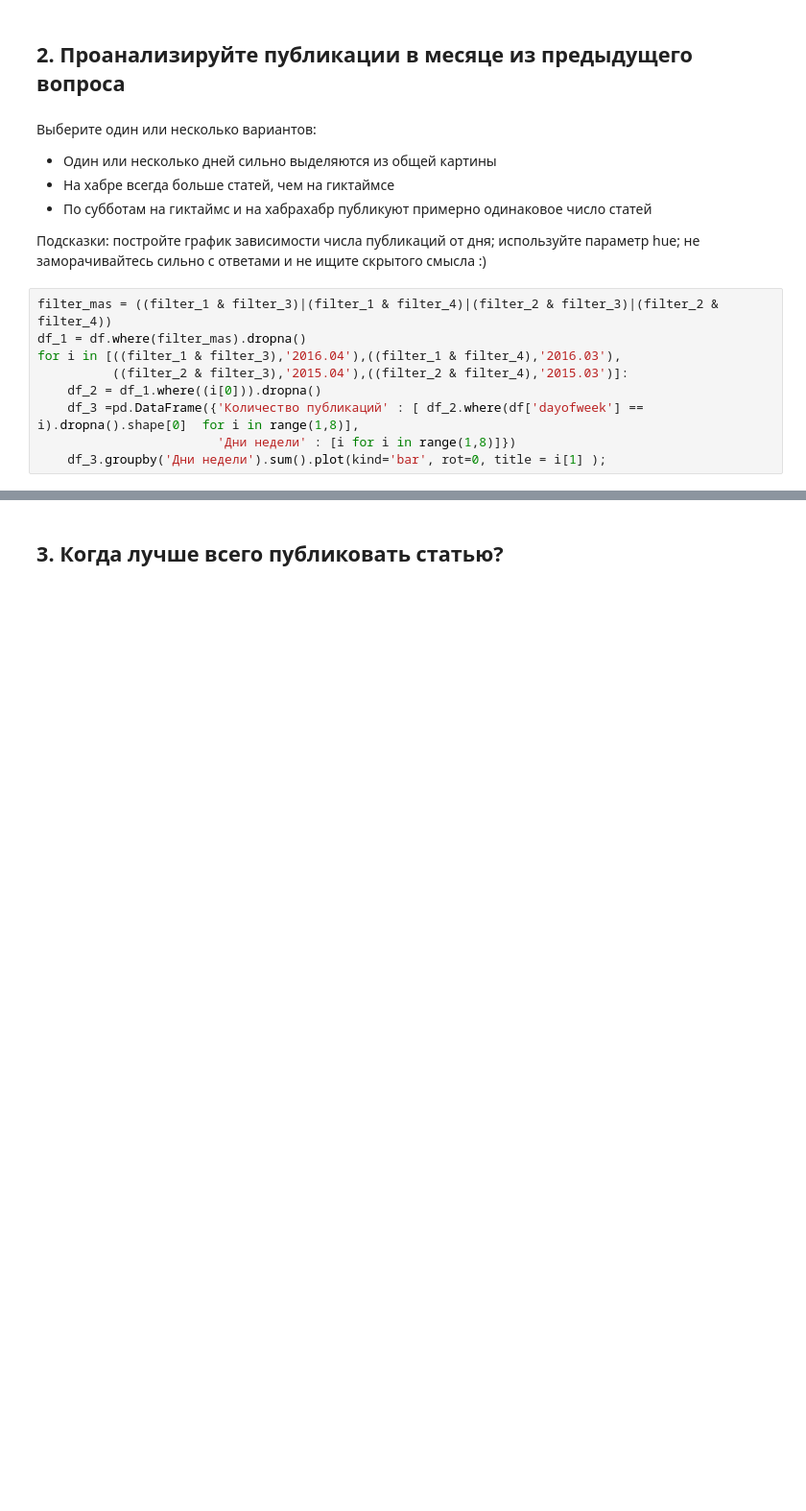
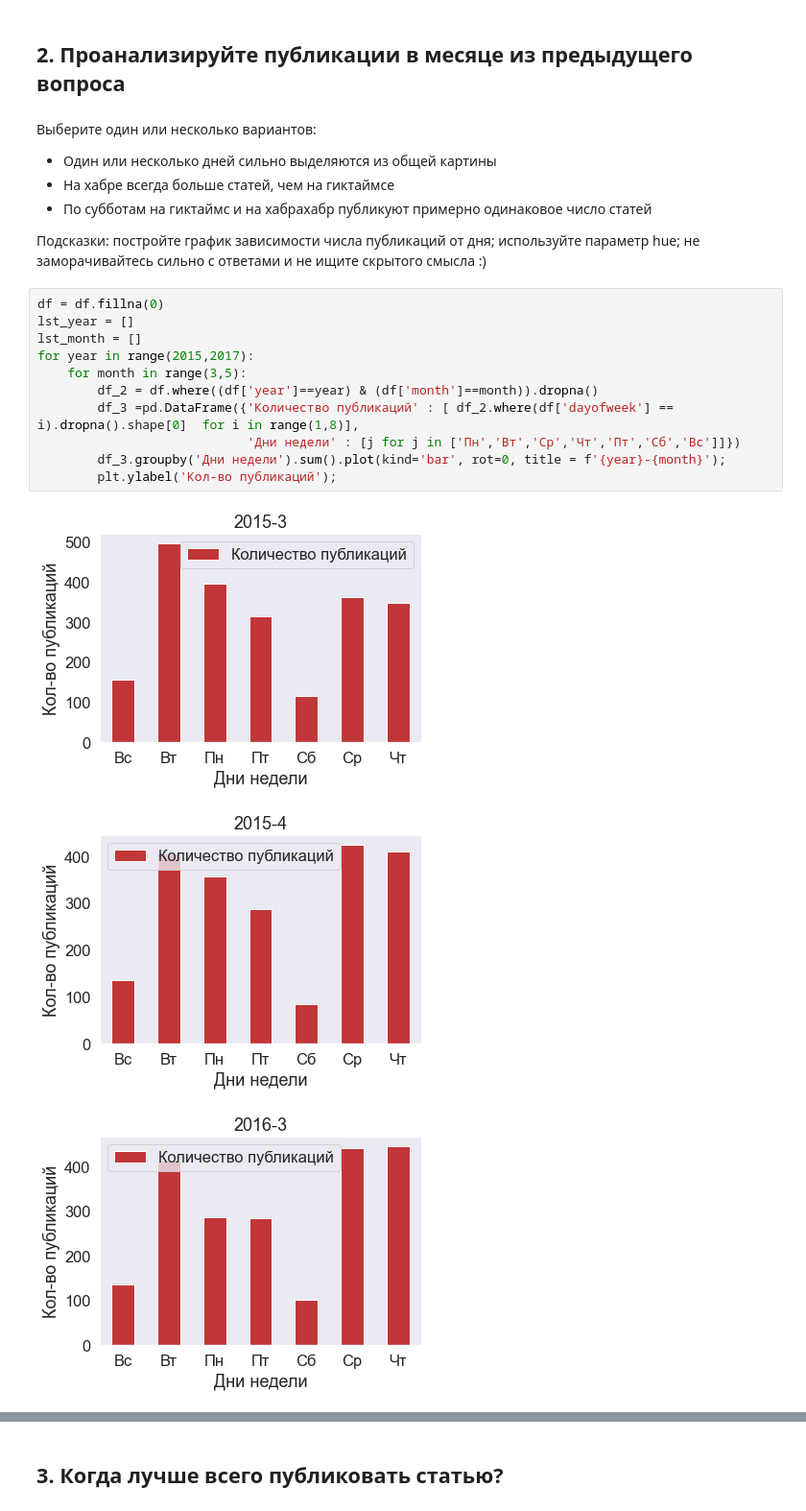
Before and after one commit to Kirik00714/nordic_data_science, a Jupyter notebook: Lesson13/Homework/HomeWork.ipynb, the cells around one changed output, grey strips where cells are left out. Shown: that part at 96% size. Saved outputs shown, nothing was run; the diff lists cells and outputs as text; blank space fills up the shorter version.

```diff
--- a/Lesson13/Homework/HomeWork.ipynb
+++ b/Lesson13/Homework/HomeWork.ipynb
@@ -76,11 +139,17 @@ df__.groupby('год').sum().plot(kind='bar', rot=45);
 
 Подсказки: постройте график зависимости числа публикаций от дня; используйте параметр hue; не заморачивайтесь сильно с ответами и не ищите скрытого смысла :)
 # %%
-filter_mas = ((filter_1 & filter_3)|(filter_1 & filter_4)|(filter_2 & filter_3)|(filter_2 & filter_4))
-df_1 = df.where(filter_mas).dropna()
-for i in [((filter_1 & filter_3),'2016.04'),((filter_1 & filter_4),'2016.03'),
-          ((filter_2 & filter_3),'2015.04'),((filter_2 & filter_4),'2015.03')]:
-    df_2 = df_1.where((i[0])).dropna()
-    df_3 =pd.DataFrame({'Количество публикаций' : [ df_2.where(df['dayofweek'] == i).dropna().shape[0]  for i in range(1,8)],
-                        'Дни недели' : [i for i in range(1,8)]})
-    df_3.groupby('Дни недели').sum().plot(kind='bar', rot=0, title = i[1] );
+df = df.fillna(0)
+lst_year = []
+lst_month = []
+for year in range(2015,2017):
+    for month in range(3,5):
+        df_2 = df.where((df['year']==year) & (df['month']==month)).dropna()
+        df_3 =pd.DataFrame({'Количество публикаций' : [ df_2.where(df['dayofweek'] == i).dropna().shape[0]  for i in range(1,8)],
+                            'Дни недели' : [j for j in ['Пн','Вт','Ср','Чт','Пт','Сб','Вс']]})
+        df_3.groupby('Дни недели').sum().plot(kind='bar', rot=0, title = f'{year}-{month}');
+        plt.ylabel('Кол-во публикаций');
+# %% [output]
+[figure, added]
+[figure, added]
+[figure, added]
```
Also changed, not shown: parts of 36 cells of this notebook, 1 other file.
